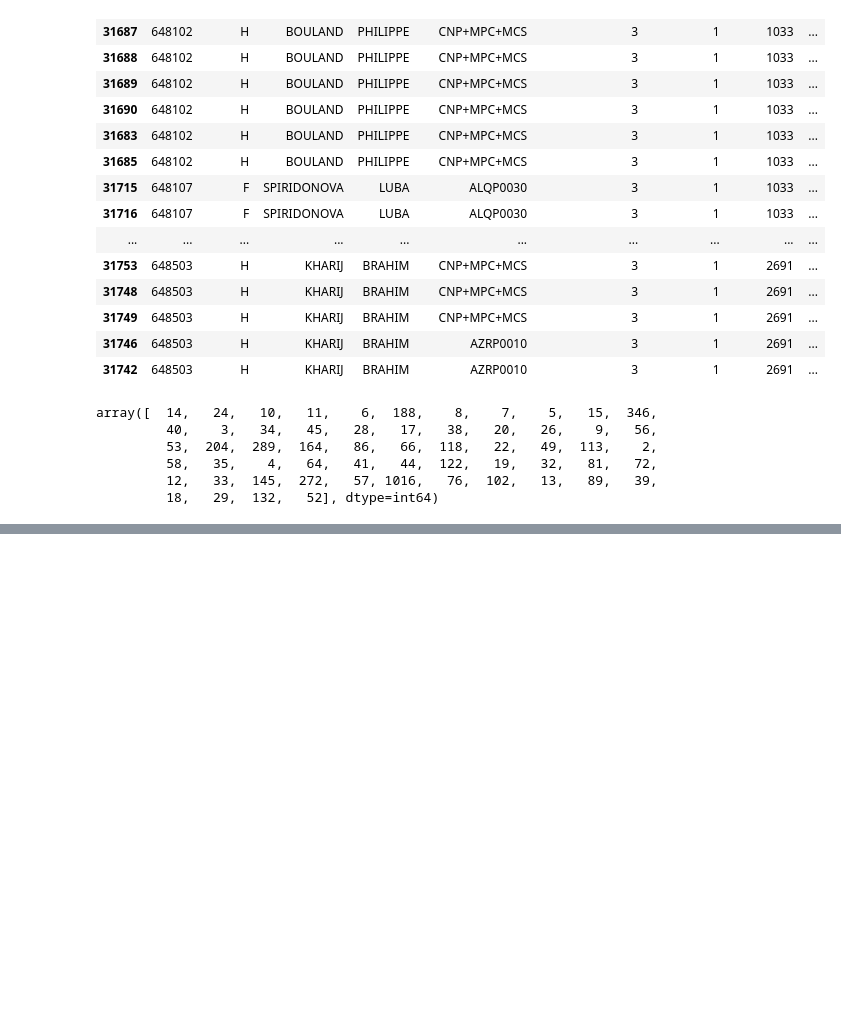
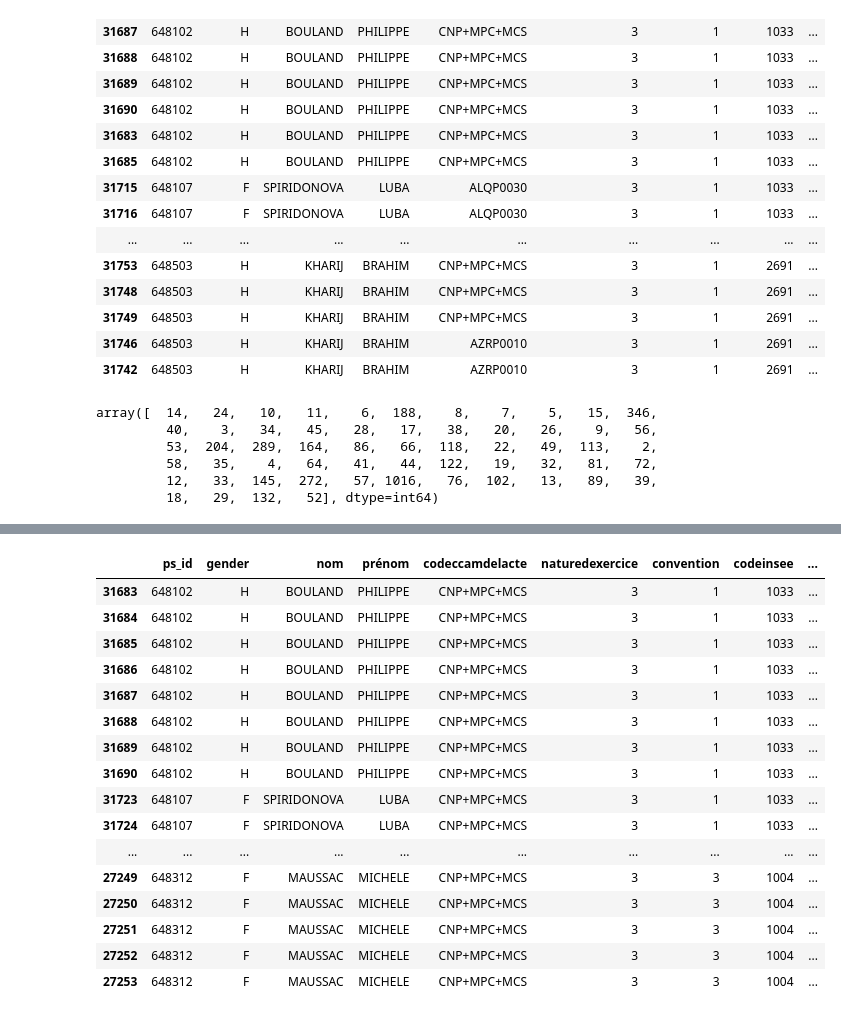
Before and after one commit to cyrilvincent/skema, a Jupyter notebook: depassement/depassement_psy.ipynb, the cells around one changed output, grey strips where cells are left out. Saved outputs shown, nothing was run; the diff lists cells and outputs as text; code cells hidden in the pictures; blank space fills up the shorter version.

```diff
--- a/depassement/depassement_psy.ipynb
+++ b/depassement/depassement_psy.ipynb
@@ -168,0 +291,22 @@ array([  14,   24,   10,   11,    6,  188,    8,    7,    5,   15,  346,
+# %%
+# Moyenne par groupe
+df['mp'] = df.groupby(['b', 'convention', 'codeccamdelacte'])['montantgénéralementconstaté'].transform('mean')
+df.head(30)
+# %% [output]
+|  | ps_id | gender | nom | prénom | codeccamdelacte | naturedexercice | convention | codeinsee | ... |
+| 31683 | 648102 | H | BOULAND | PHILIPPE | CNP+MPC+MCS | 3 | 1 | 1033 | ... |
+| 31684 | 648102 | H | BOULAND | PHILIPPE | CNP+MPC+MCS | 3 | 1 | 1033 | ... |
+| 31685 | 648102 | H | BOULAND | PHILIPPE | CNP+MPC+MCS | 3 | 1 | 1033 | ... |
+| 31686 | 648102 | H | BOULAND | PHILIPPE | CNP+MPC+MCS | 3 | 1 | 1033 | ... |
+| 31687 | 648102 | H | BOULAND | PHILIPPE | CNP+MPC+MCS | 3 | 1 | 1033 | ... |
+| 31688 | 648102 | H | BOULAND | PHILIPPE | CNP+MPC+MCS | 3 | 1 | 1033 | ... |
+| 31689 | 648102 | H | BOULAND | PHILIPPE | CNP+MPC+MCS | 3 | 1 | 1033 | ... |
+| 31690 | 648102 | H | BOULAND | PHILIPPE | CNP+MPC+MCS | 3 | 1 | 1033 | ... |
+| 31723 | 648107 | F | SPIRIDONOVA | LUBA | CNP+MPC+MCS | 3 | 1 | 1033 | ... |
+| 31724 | 648107 | F | SPIRIDONOVA | LUBA | CNP+MPC+MCS | 3 | 1 | 1033 | ... |
+| ... | ... | ... | ... | ... | ... | ... | ... | ... | ... |
+| 27249 | 648312 | F | MAUSSAC | MICHELE | CNP+MPC+MCS | 3 | 3 | 1004 | ... |
+| 27250 | 648312 | F | MAUSSAC | MICHELE | CNP+MPC+MCS | 3 | 3 | 1004 | ... |
+| 27251 | 648312 | F | MAUSSAC | MICHELE | CNP+MPC+MCS | 3 | 3 | 1004 | ... |
+| 27252 | 648312 | F | MAUSSAC | MICHELE | CNP+MPC+MCS | 3 | 3 | 1004 | ... |
+| 27253 | 648312 | F | MAUSSAC | MICHELE | CNP+MPC+MCS | 3 | 3 | 1004 | ... |
```
Also changed, not shown: parts of 28 cells of this notebook, 1 other file.
